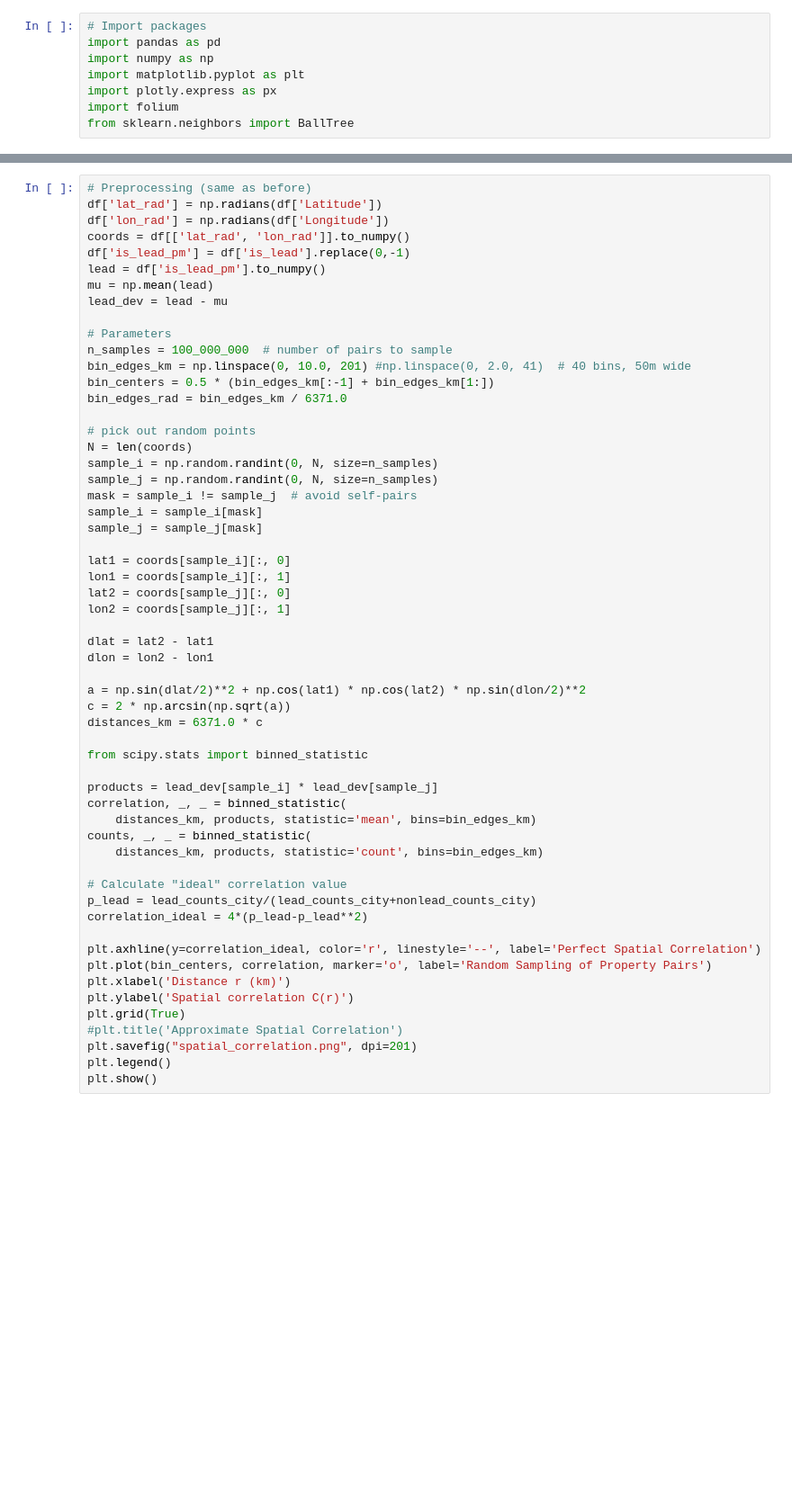
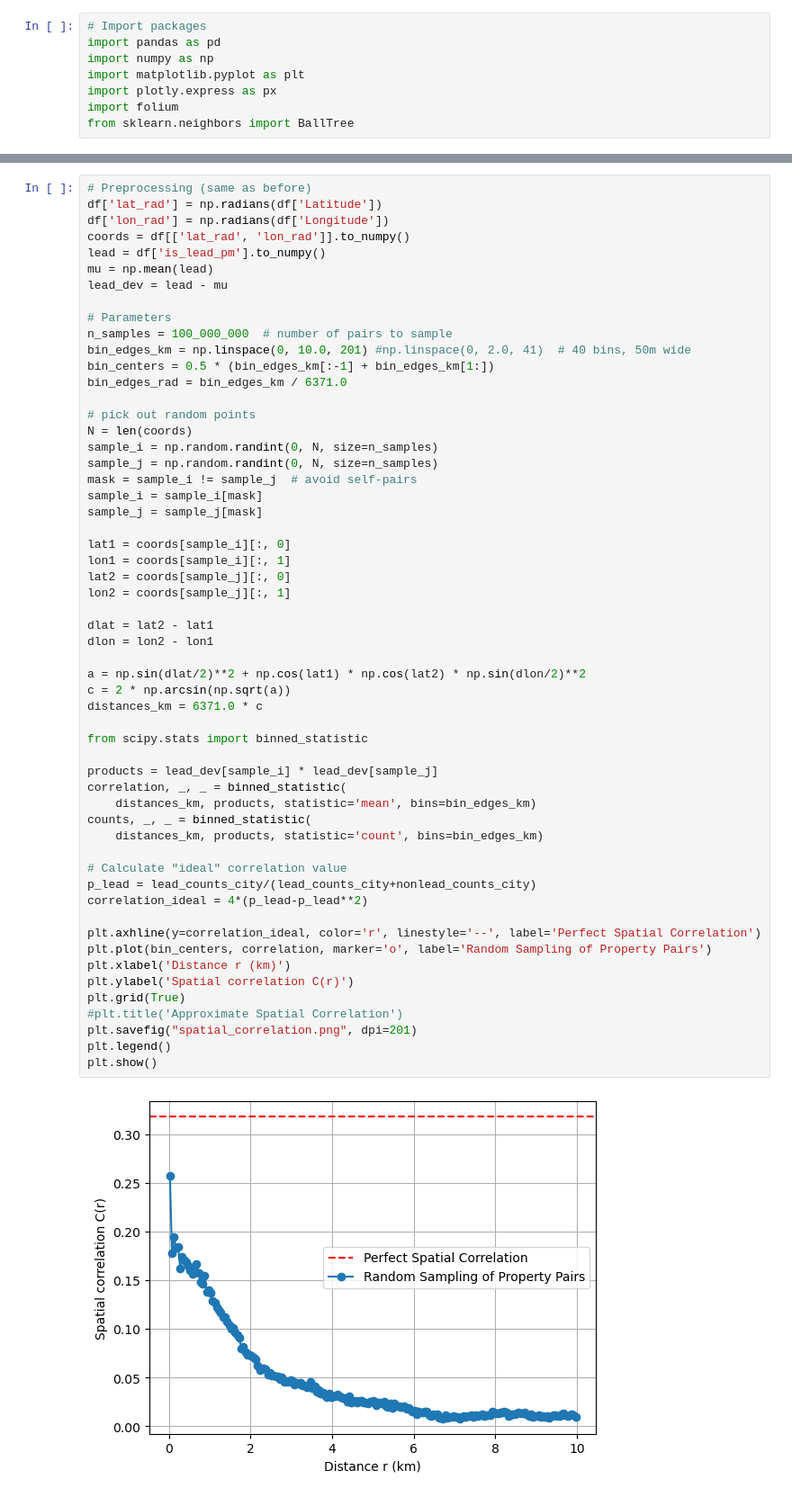
Before and after one commit to aschimmo/Erdos2025_LeadExposure, a Jupyter notebook: preliminary_analysis.ipynb, the cells around one changed output, grey strips where cells are left out. Shown: that part at 90% size. Drawn from its saved outputs; the diff is of its cells as text; blank space fills up the shorter version.

```diff
--- a/preliminary_analysis.ipynb
+++ b/preliminary_analysis.ipynb
@@ -185,7 +135,6 @@ Logistic regression could capture this trend. Appears that homes built before 19
 df['lat_rad'] = np.radians(df['Latitude'])
 df['lon_rad'] = np.radians(df['Longitude'])
 coords = df[['lat_rad', 'lon_rad']].to_numpy()
-df['is_lead_pm'] = df['is_lead'].replace(0,-1)
 lead = df['is_lead_pm'].to_numpy()
 mu = np.mean(lead)
 lead_dev = lead - mu
@@ -210,30 +159,32 @@ lat2 = coords[sample_j][:, 0]
 lon2 = coords[sample_j][:, 1]
 
 dlat = lat2 - lat1
 dlon = lon2 - lon1
 
 a = np.sin(dlat/2)**2 + np.cos(lat1) * np.cos(lat2) * np.sin(dlon/2)**2
 c = 2 * np.arcsin(np.sqrt(a))
 distances_km = 6371.0 * c
 
 from scipy.stats import binned_statistic
 
 products = lead_dev[sample_i] * lead_dev[sample_j]
 correlation, _, _ = binned_statistic(
     distances_km, products, statistic='mean', bins=bin_edges_km)
 counts, _, _ = binned_statistic(
     distances_km, products, statistic='count', bins=bin_edges_km)
 
 # Calculate "ideal" correlation value
 p_lead = lead_counts_city/(lead_counts_city+nonlead_counts_city)
 correlation_ideal = 4*(p_lead-p_lead**2)
 
 plt.axhline(y=correlation_ideal, color='r', linestyle='--', label='Perfect Spatial Correlation')
 plt.plot(bin_centers, correlation, marker='o', label='Random Sampling of Property Pairs')
 plt.xlabel('Distance r (km)')
 plt.ylabel('Spatial correlation C(r)')
 plt.grid(True)
 #plt.title('Approximate Spatial Correlation')
 plt.savefig("spatial_correlation.png", dpi=201)
 plt.legend()
 plt.show()
+# %% [output]
+[figure, added]
```
Also changed, not shown: parts of 13 cells of this notebook, 5 other files.
